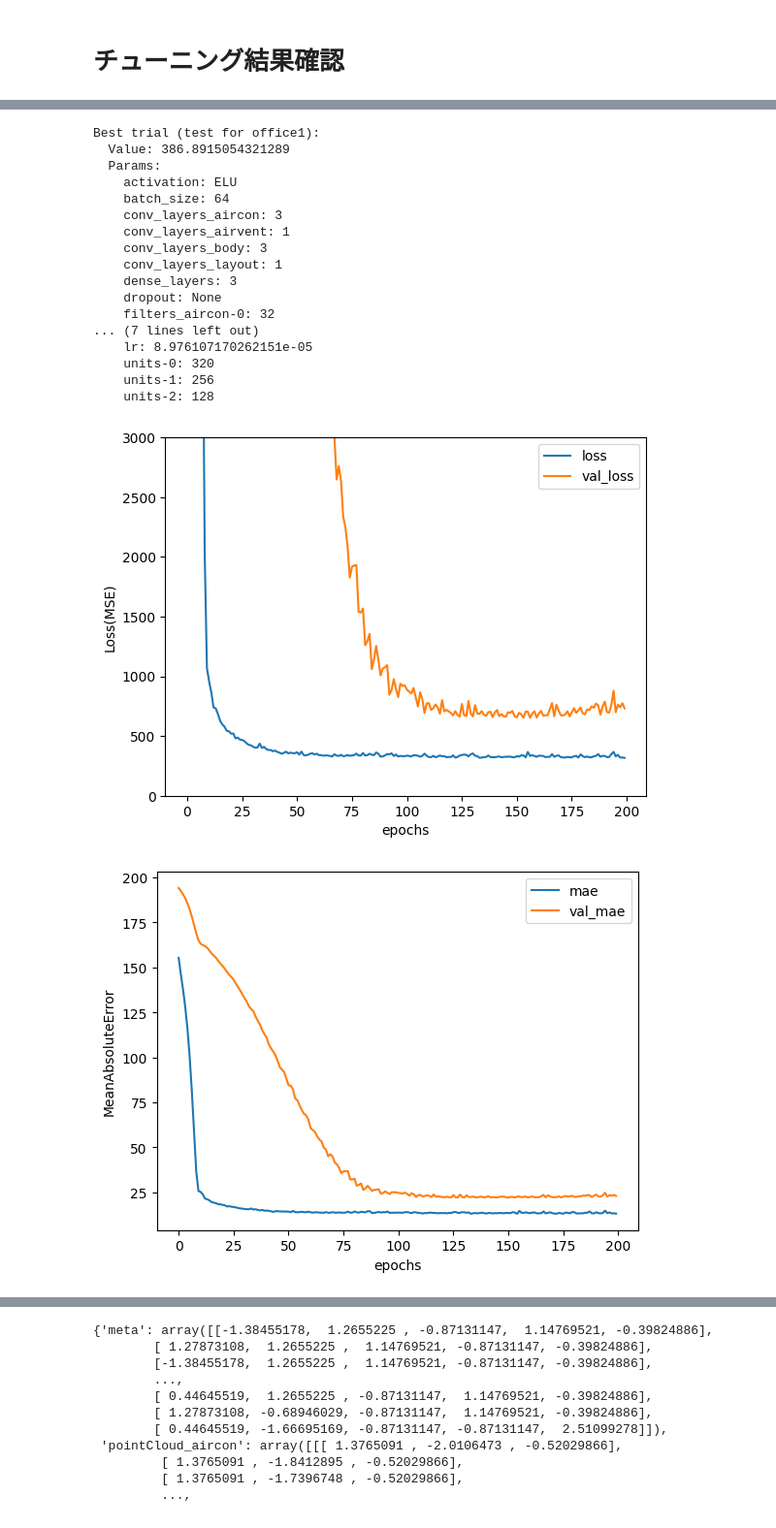
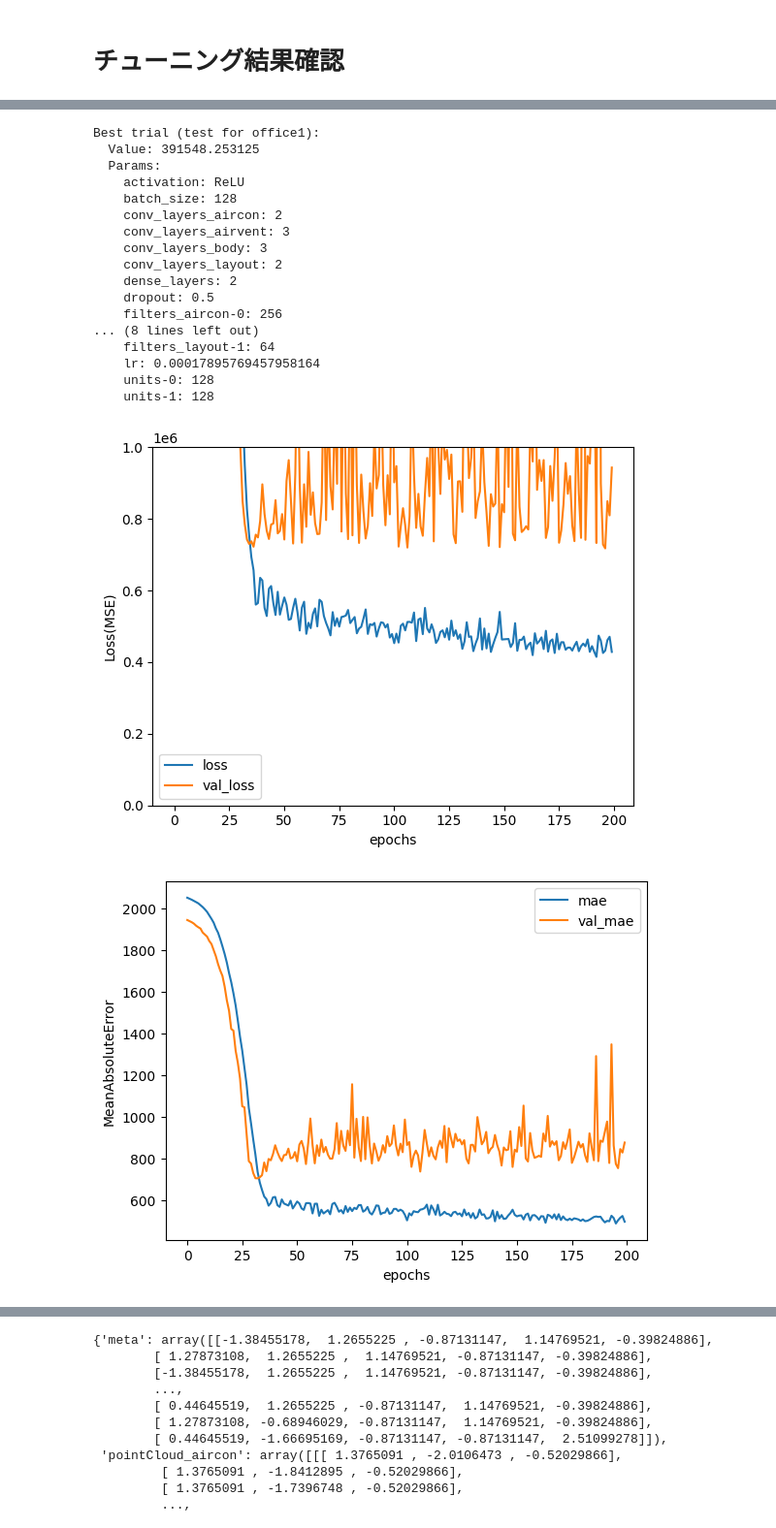
Before and after one commit to Enehentaro/MachineLearning, a Jupyter notebook: NoteBook/NumDropletsRoI/TimeMean/separatePointCloud.ipynb, the cells around one changed output, grey strips where cells are left out. Shown at 97% size. Cells and saved outputs as stored; diff of their text form; code cells hidden in the pictures.

```diff
--- a/NoteBook/NumDropletsRoI/TimeMean/separatePointCloud.ipynb
+++ b/NoteBook/NumDropletsRoI/TimeMean/separatePointCloud.ipynb
@@ -1155,15 +1155,10 @@ test_dict = {}
 
 for test_office in test_office_list:
     print("test_office:", test_office)
-    fit_ID, test_ID = train_test_office_split(test_office, X_index, train_shuffle=True)
-    X_index_fit = X_index[fit_ID]
+    fit_office_list = [office for office in office_list if office != test_office]
 
-    X_dict_fit={}
-    X_dict_test={}
-    for key, X in X_dict.items():
-        X_dict_fit[key], X_dict_test[key] = X_dict[key][fit_ID], X_dict[key][test_ID]
-
-    y_fit, y_test = y[fit_ID], y[test_ID]
+    X_dict_fit, y_fit = get_officeDataset(fit_office_list, df_ml, pointCloud_dict, shuffle=True)
+    X_dict_test, y_test = get_officeDataset([test_office], df_ml, pointCloud_dict, shuffle=False)
 
     study_name = test_office + '_is_test'
 
@@ -1202,34 +1197,34 @@ Epoch 200/200
 # %%
 for test_office, result_dict in test_dict.items():
     print(f"Best trial (test for {test_office}):")
     best_trial = result_dict["best_trial"]
 
     print("  Value: {}".format(best_trial.value))
 
     print("  Params: ")
     for key, value in best_trial.params.items():
         print("    {}: {}".format(key, value))
 
 
-    plot_history(result_dict["history"].history, ymax=3000.)
+    plot_history(result_dict["history"].history, ymax=1.0e6)
 # %% [output]
 Best trial (test for office1):
-  Value: 386.8915054321289
+  Value: 391548.253125
   Params:
-    activation: ELU
-    batch_size: 64
-    conv_layers_aircon: 3
-    conv_layers_airvent: 1
+    activation: ReLU
+    batch_size: 128
+    conv_layers_aircon: 2
+    conv_layers_airvent: 3
     conv_layers_body: 3
-    conv_layers_layout: 1
-    dense_layers: 3
-    dropout: None
-    filters_aircon-0: 32
-... (7 lines left out)
-    lr: 8.976107170262151e-05
-    units-0: 320
-    units-1: 256
-    units-2: 128
+    conv_layers_layout: 2
+    dense_layers: 2
+    dropout: 0.5
+    filters_aircon-0: 256
+... (8 lines left out)
+    filters_layout-1: 64
+    lr: 0.00017895769457958164
+    units-0: 128
+    units-1: 128
-[figure, old version]
+[figure, new version]
-[figure, old version]
+[figure, new version]
 Best trial (test for office7):
```
Also changed, not shown: parts of 14 cells of this notebook.
